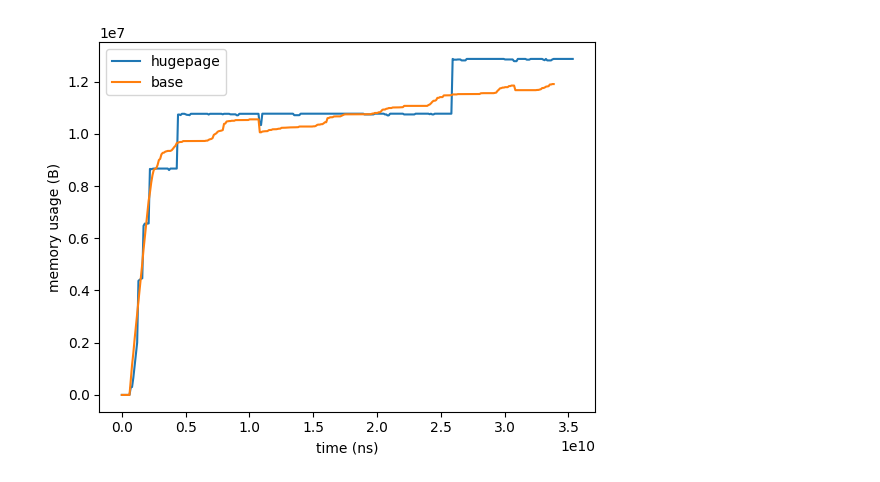
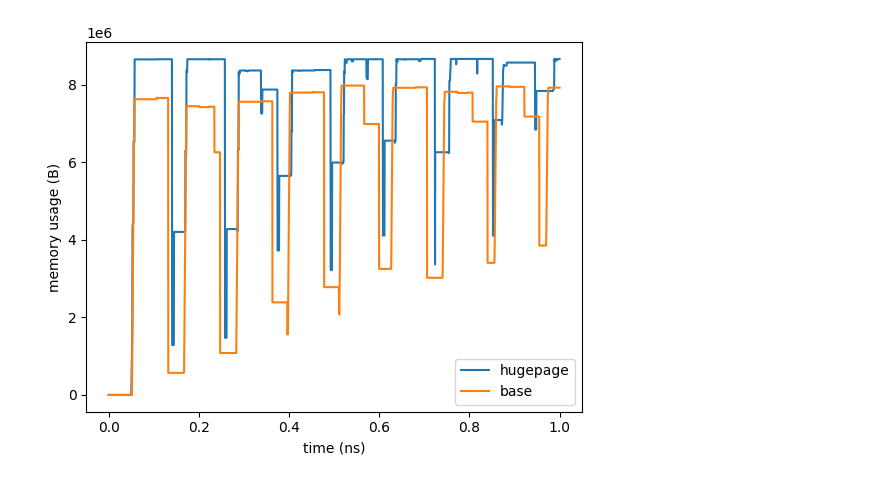
Before and after one commit to ldos-project/asterinas, a Jupyter notebook: HugePageAnalysis.ipynb, the cells around one changed output. Drawn from its saved outputs; the diff is of its cells as text; code cells hidden in the pictures.

```diff
--- a/HugePageAnalysis.ipynb
+++ b/HugePageAnalysis.ipynb
@@ -81,11 +81,11 @@ def get_rss_df(process_comm: str, file: str):
             continue
         try:
             now, _proc, _rss, n_pages = line.strip().split()
-        except ValueError:
+            now = float(now.split('=')[1][:-1])
+            n_pages = int(n_pages.split('=')[1])
+            now_ns = int(now * 1000 * 1000 * 1000)
+        except Exception:
             continue
-        now = float(now.split('=')[1][:-1])
-        n_pages = int(n_pages.split('=')[1])
-        now_ns = int(now * 1000 * 1000 * 1000)
 
         entry = {"timestamp_ns": now_ns, "rss_bytes": n_pages * 4096, "process_comm": process_comm}
         entries.append(entry)
@@ -111,11 +111,16 @@ shape: (15, 4)
 hp_rss_df = get_rss_df("always_redis", "ycsb_logs_hugepage/server.log")
 base_rss_df = get_rss_df("never_redis", "ycsb_logs/server.log")
 # %%
-plt.plot(hp_rss_df["timestamp_ns"] - hp_rss_df["timestamp_ns"][0], hp_rss_df["rss_bytes"] - hp_rss_df["rss_bytes"][0], label="hugepage")
-plt.plot(base_rss_df["timestamp_ns"] - base_rss_df["timestamp_ns"][0], base_rss_df["rss_bytes"] - base_rss_df["rss_bytes"][0], label="base")
+rel_ts_hp = (hp_rss_df["timestamp_ns"] - hp_rss_df["timestamp_ns"][0])
+rel_ts_hp /= rel_ts_hp[-1]
+plt.plot(rel_ts_hp, hp_rss_df["rss_bytes"] - hp_rss_df["rss_bytes"][0], label="hugepage")
+
+rel_ts_base = (base_rss_df["timestamp_ns"] - base_rss_df["timestamp_ns"][0])
+rel_ts_base /= rel_ts_base[-1]
+plt.plot(rel_ts_base, base_rss_df["rss_bytes"] - base_rss_df["rss_bytes"][0], label="base")
 plt.legend()
 plt.xlabel("time (ns)")
 plt.ylabel("memory usage (B)")
 plt.savefig("idk.png")
 # %% [output]
-[figure, old version]
+[figure, new version]
```
Also changed, not shown: parts of 3 cells of this notebook, 7 other files.
